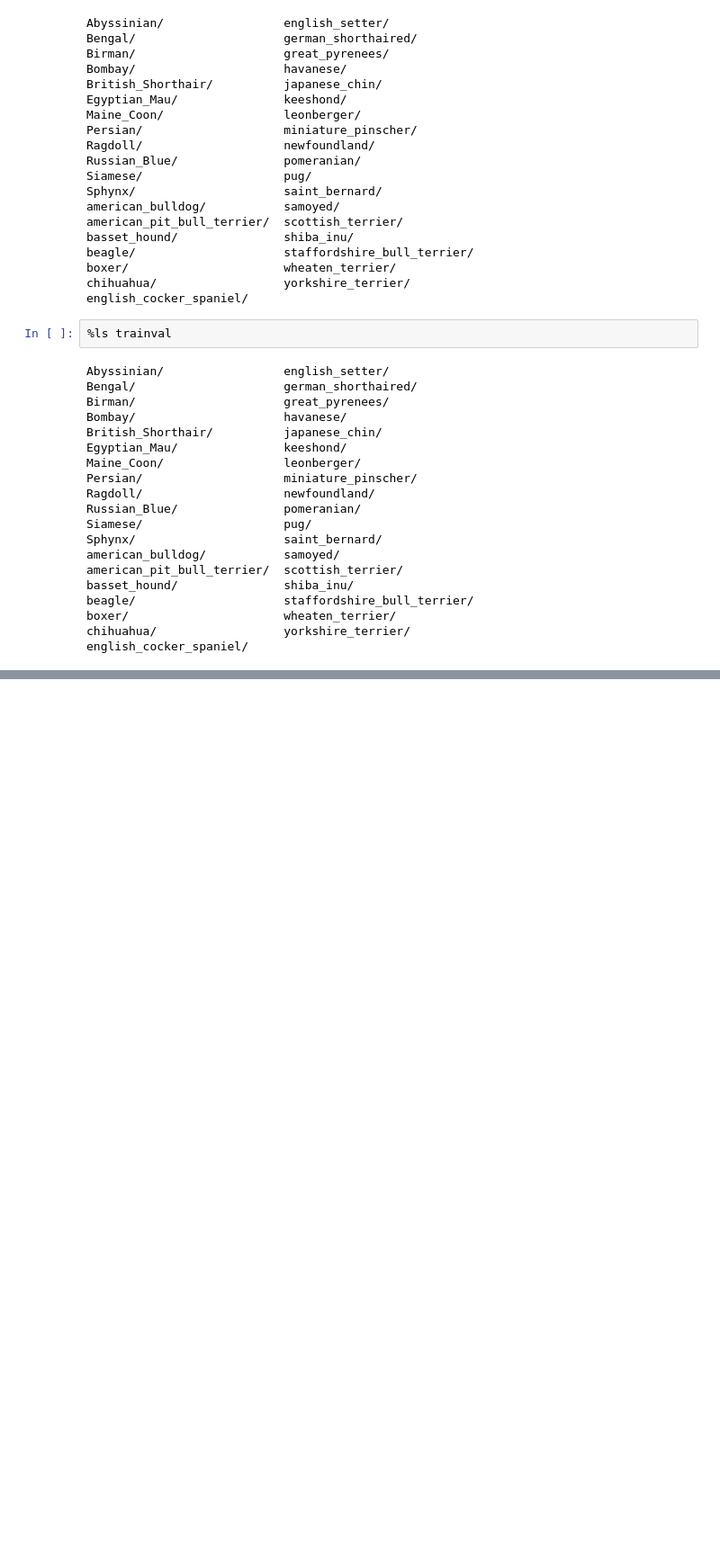
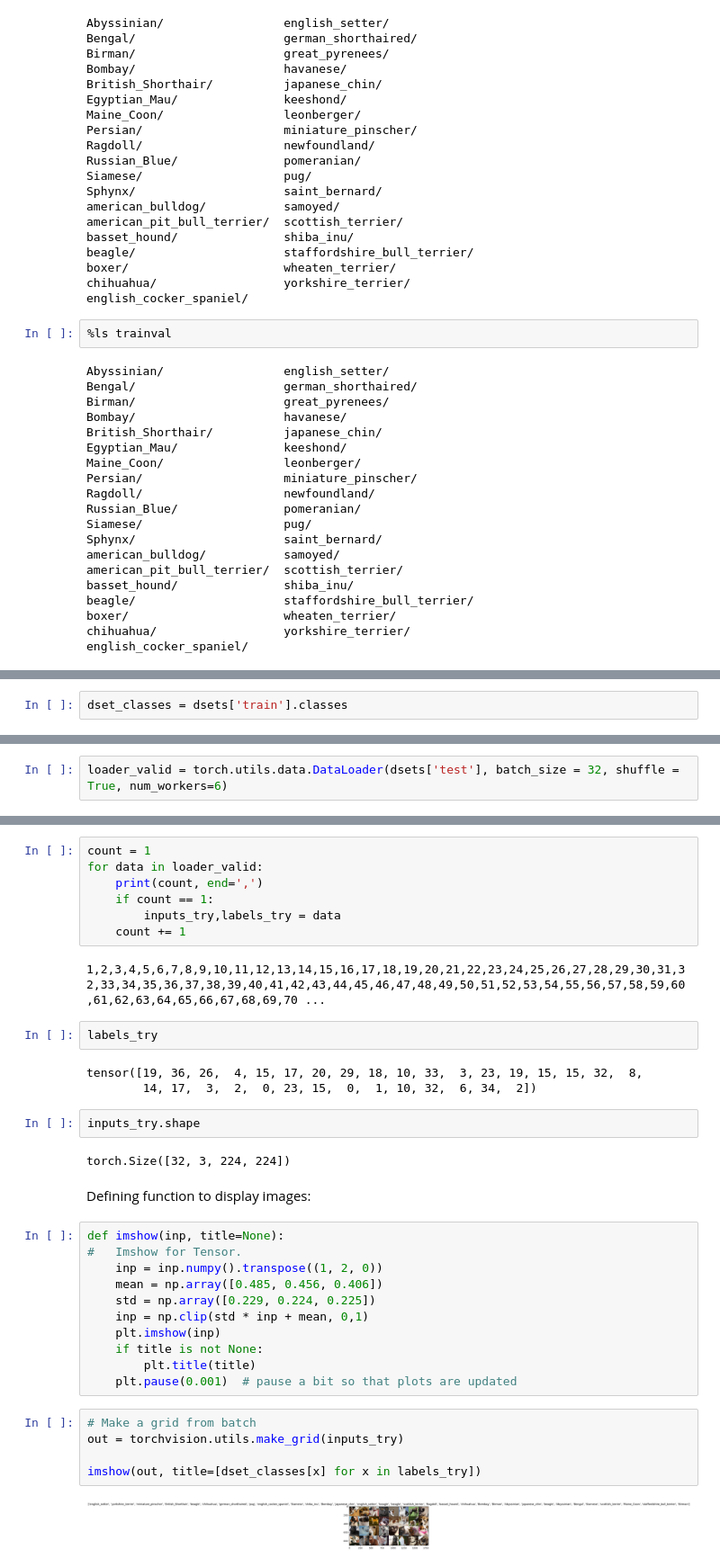
Before and after one commit to MelloJ650/CatDog, a Jupyter notebook: CatVsDog/CatVsDog.ipynb, the cells around one changed output, grey strips where cells are left out. Shown at 90% size. Drawn from its saved outputs; the diff is of its cells as text; blank space fills up the shorter version.

```diff
--- a/CatVsDog/CatVsDog.ipynb
+++ b/CatVsDog/CatVsDog.ipynb
@@ -297,0 +381,2 @@ english_cocker_spaniel/
+# %%
+dset_classes = dsets['train'].classes
@@ -297,0 +387,2 @@ english_cocker_spaniel/
+# %%
+loader_valid = torch.utils.data.DataLoader(dsets['test'], batch_size = 32, shuffle = True, num_workers=6)
@@ -297,0 +391,38 @@ english_cocker_spaniel/
+# %%
+count = 1
+for data in loader_valid:
+    print(count, end=',')
+    if count == 1:
+        inputs_try,labels_try = data
+    count += 1
+# %% [output]
+1,2,3,4,5,6,7,8,9,10,11,12,13,14,15,16,17,18,19,20,21,22,23,24,25,26,27,28,29,30,31,32,33,34,35,36,37,38,39,40,41,42,43,44,45,46,47,48,49,50,51,52,53,54,55,56,57,58,59,60,61,62,63,64,65,66,67,68,69,70 ...
+# %%
+labels_try
+# %% [output]
+tensor([19, 36, 26,  4, 15, 17, 20, 29, 18, 10, 33,  3, 23, 19, 15, 15, 32,  8,
+        14, 17,  3,  2,  0, 23, 15,  0,  1, 10, 32,  6, 34,  2])
+# %%
+inputs_try.shape
+# %% [output]
+torch.Size([32, 3, 224, 224])
+# %% [markdown]
+Defining function to display images:
+# %%
+def imshow(inp, title=None):
+#   Imshow for Tensor.
+    inp = inp.numpy().transpose((1, 2, 0))
+    mean = np.array([0.485, 0.456, 0.406])
+    std = np.array([0.229, 0.224, 0.225])
+    inp = np.clip(std * inp + mean, 0,1)
+    plt.imshow(inp)
+    if title is not None:
+        plt.title(title)
+    plt.pause(0.001)  # pause a bit so that plots are updated
+# %%
+# Make a grid from batch
+out = torchvision.utils.make_grid(inputs_try)
+
+imshow(out, title=[dset_classes[x] for x in labels_try])
+# %% [output]
+[figure, added]
```
Also changed, not shown: parts of 44 cells of this notebook.
